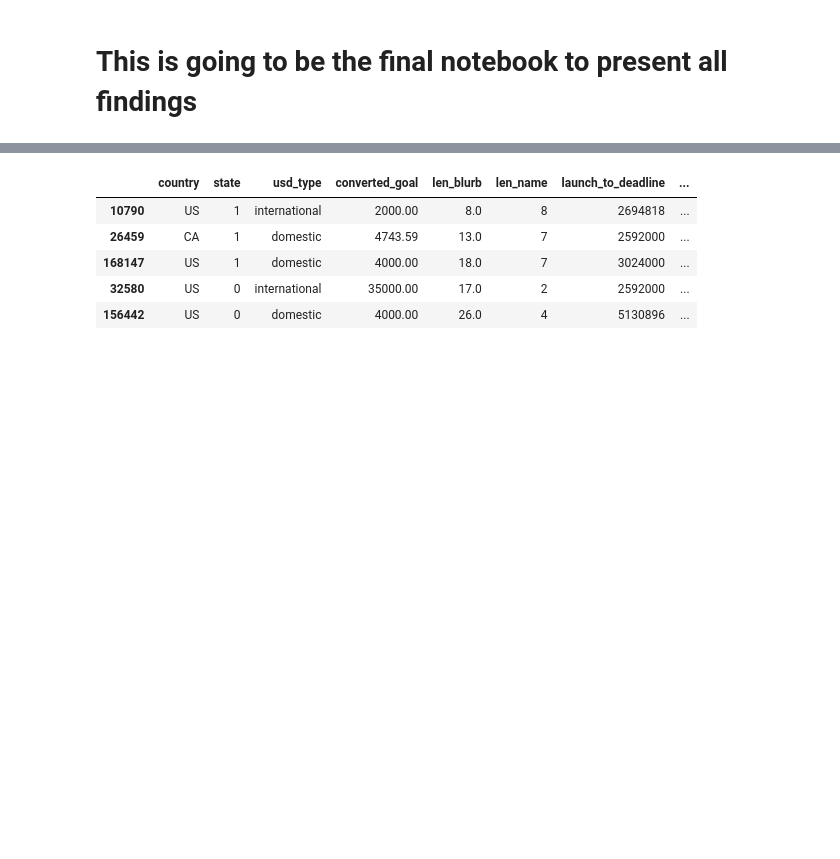
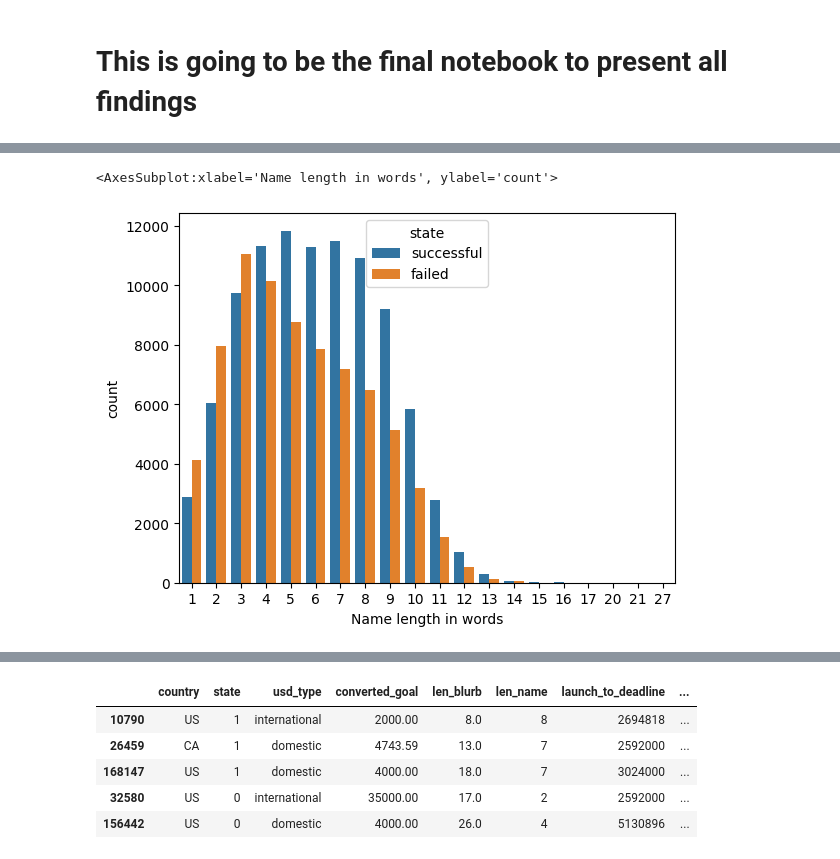
Before and after one commit to joshuadbeil/kickstarter_challenge, a Jupyter notebook: 01-Kickstarter-Challenge.ipynb, the cells around one changed output, grey strips where cells are left out. Saved outputs shown, nothing was run; the diff lists cells and outputs as text; code cells hidden in the pictures; blank space fills up the shorter version.

```diff
--- a/01-Kickstarter-Challenge.ipynb
+++ b/01-Kickstarter-Challenge.ipynb
@@ -50,0 +171,6 @@ vs.nice_summary(data).sort_values('Dtype')
+# %%
+df.rename(columns={'len_name': 'Name length in words', 'len_blurb' : 'Description length in words'}, inplace = True)
+sns.countplot(data = df, x = 'Name length in words', hue = 'state')
+# %% [output]
+<AxesSubplot:xlabel='Name length in words', ylabel='count'>
+[figure, added]
```
Also changed, not shown: parts of 18 cells of this notebook, 5 other files.
